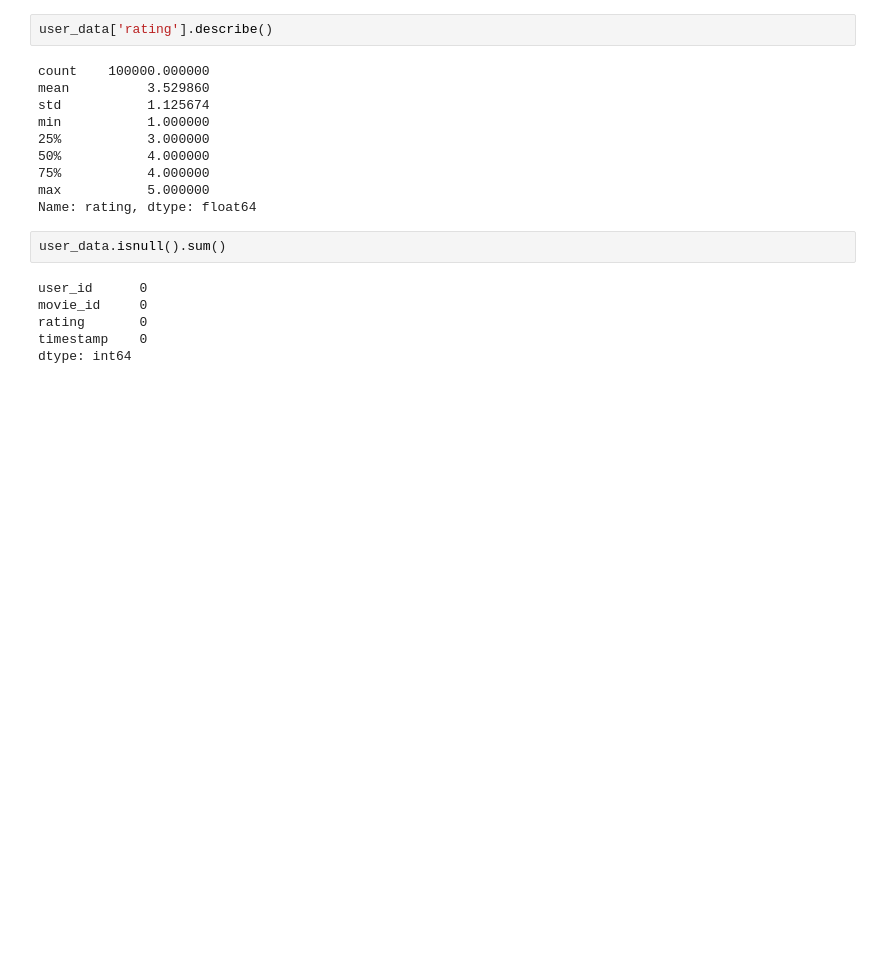
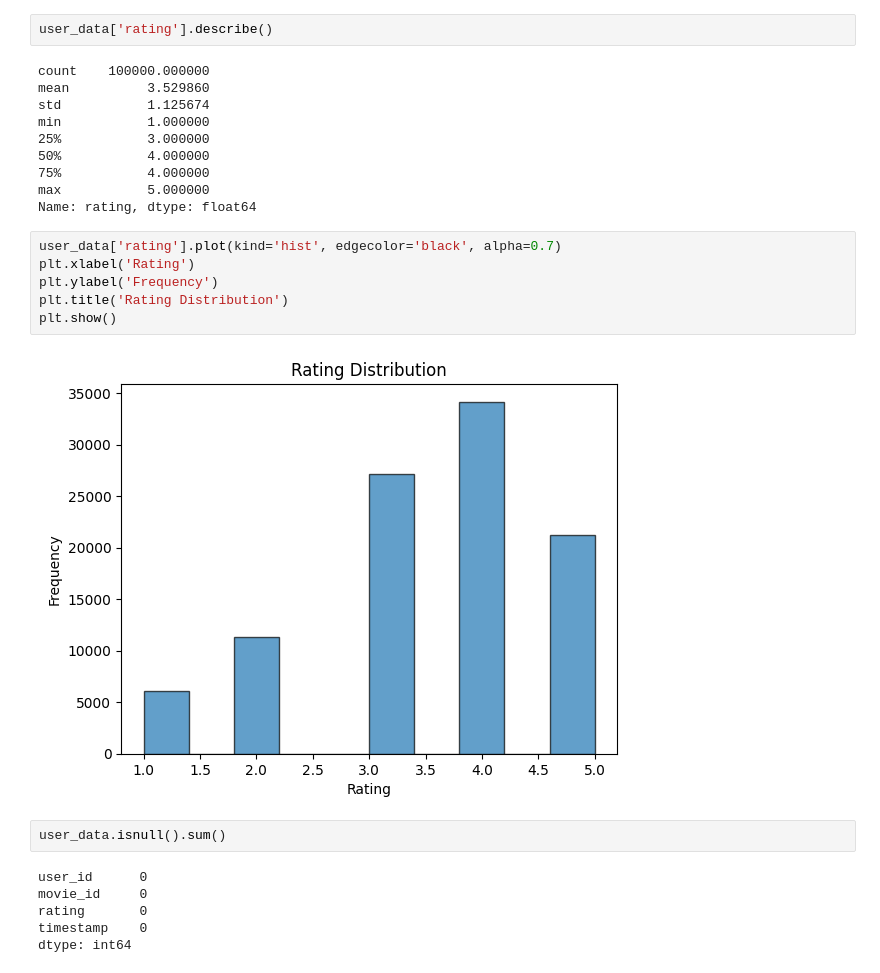
Before and after one commit to Dnau15/MovieRecommenderSystem, a Jupyter notebook: notebooks/1.0-initial_data_exploration.ipynb, the cells around one changed output. Saved outputs shown, nothing was run; the diff lists cells and outputs as text; blank space fills up the shorter version.

```diff
--- a/notebooks/1.0-initial_data_exploration.ipynb
+++ b/notebooks/1.0-initial_data_exploration.ipynb
@@ -26,6 +27,14 @@ min           1.000000
 75%           4.000000
 max           5.000000
 Name: rating, dtype: float64
+# %%
+user_data['rating'].plot(kind='hist', edgecolor='black', alpha=0.7)
+plt.xlabel('Rating')
+plt.ylabel('Frequency')
+plt.title('Rating Distribution')
+plt.show()
+# %% [output]
+[figure, added]
 # %%
 user_data.isnull().sum()
 # %% [output]
```
Also changed, not shown: parts of 9 cells of this notebook, 1 other file.
